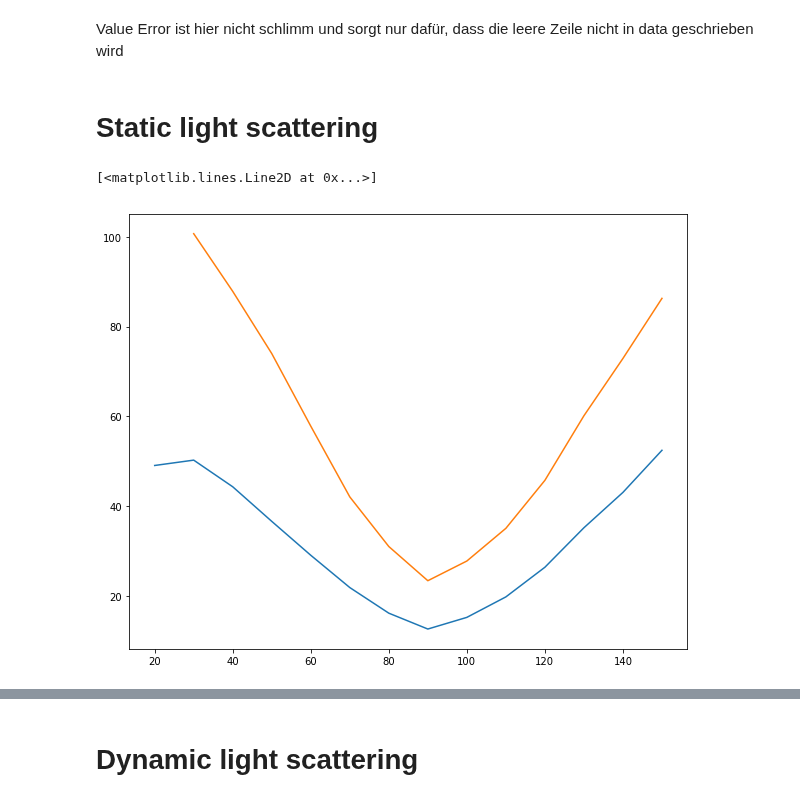
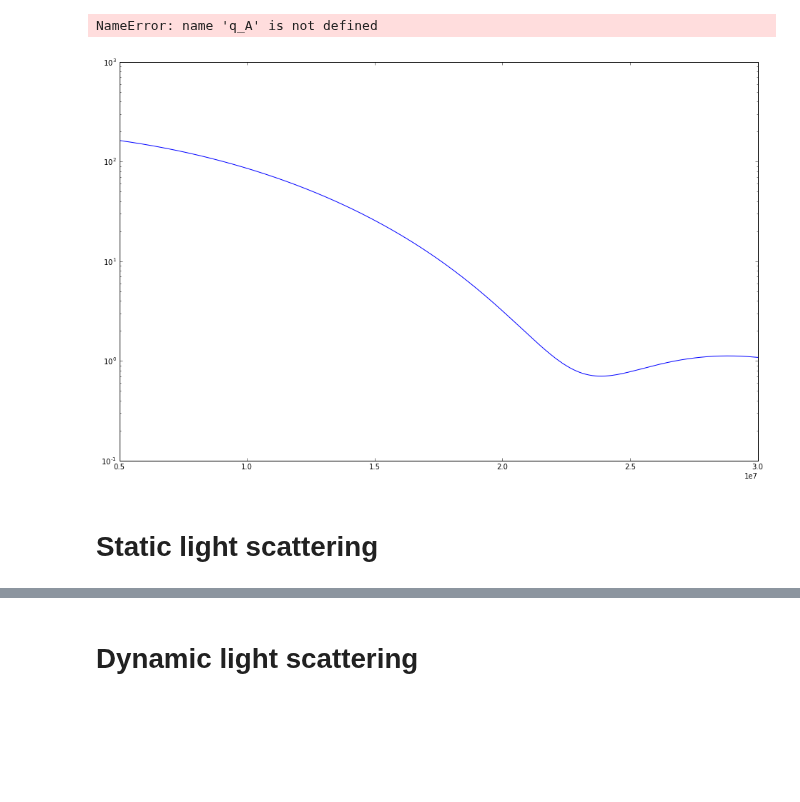
Before and after one commit to NlKLas/PyRePo, a Jupyter notebook: V61.ipynb, the cells around one changed output, grey strips where cells are left out. Cells and saved outputs as stored; diff of their text form; code cells hidden in the pictures; blank space fills up the shorter version.

```diff
--- a/V61.ipynb
+++ b/V61.ipynb
@@ -216,33 +219,3 @@ for line in open(input):
 
 data_D_cor.append(data_cor_angle);
 data_D_int.append(data_int_angle);
-# %% [markdown]
-Value Error ist hier nicht schlimm und sorgt nur dafür, dass die leere Zeile nicht in data geschrieben wird
-# %%
-#theoretical functions
-
-def mom_tra(Θ) :
-    return 4*np.pi*n_refr/λ_green*np.sin(np.pi/180*Θ/2)
-
-def P(q,a):
-    return 9/(q*a)**6*(np.sin(q*a)-q*a*np.cos(q*a))**2
-
-def Intensity(q,a,A):
-    return A*P(q,a)
-
-def g_1(t,k1,k2,k3):
-    return np.exp(k1*t+k2*t**2/2+k3*t**3/6)
-
-def g_2(t,a,k1,k2,k3):
-    return a*g_1(t,k1,k2,k3)**2
-
-#def ln_g_2(t,k1,k2,k3,k4,k5,k6,k7):
- #   return #(k1*t+k2*t**2+k3*t**3+k4*t**4+k5*t**5+k6*t**6+k7*t**7)*2
-
-def ln_g_2(t,a,*k):
-    sum =0
-    i=1
-    for x in k:
-        sum=sum+x*t**i/factorial(i)
-        i+=1
-    return 2*sum+np.log(a)
@@ -249,3 +285,12 @@ def ln_g_2(t,a,*k):
+# %%
+q=np.linspace(5*10**6,3*10**7,10**3)
+fig,ax = plt.subplots(figsize=(16,10))
+ax.semilogy(q,Intensity(q,200,20,200))
+ax.scatter(q_A,data_A_mean_int,marker='x',c='r')
+ax.scatter(q_B,data_B_mean_int,marker='x',c='r')
+# %% [output]
+NameError: name 'q_A' is not defined
+[figure, added]
 # %% [markdown]
 <h1> Static light scattering </h1>
 # %%
@@ -283,8 +329,0 @@ q_D = mom_tra(angle_D)
-# %%
-#Plot of mean intensity vs angle
-fig,ax = plt.subplots(figsize=(10,8))
-ax.plot(angles_A,data_A_mean_int)
-ax.plot(angles_B,data_B_mean_int)
-# %% [output]
-[<matplotlib.lines.Line2D at 0x...>]
-[figure, removed]
```
Also changed, not shown: parts of 12 cells of this notebook.
